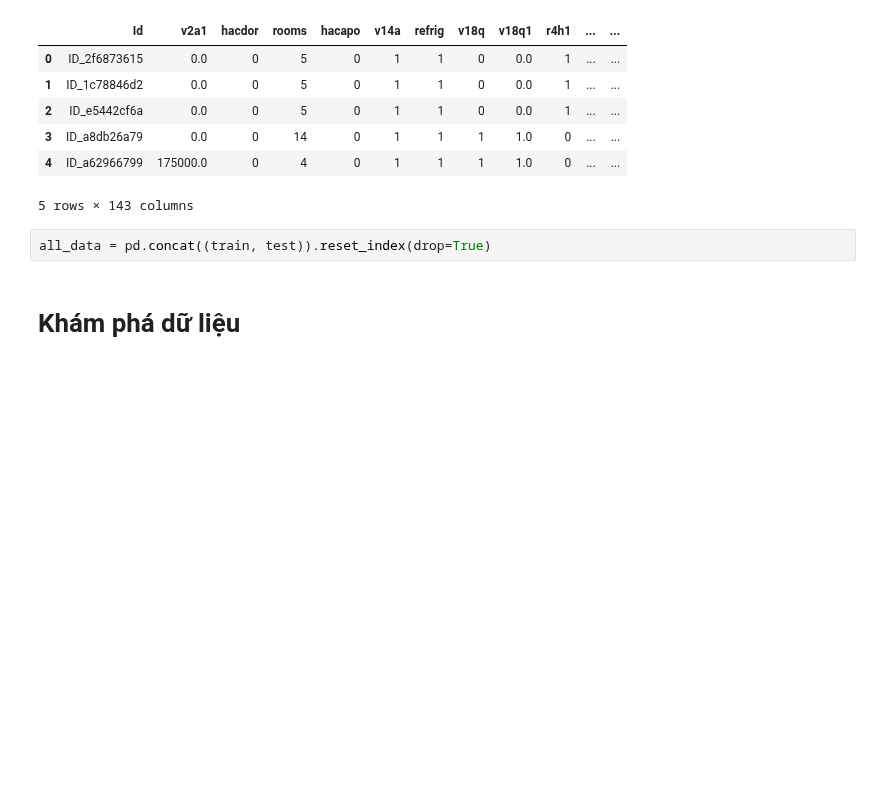
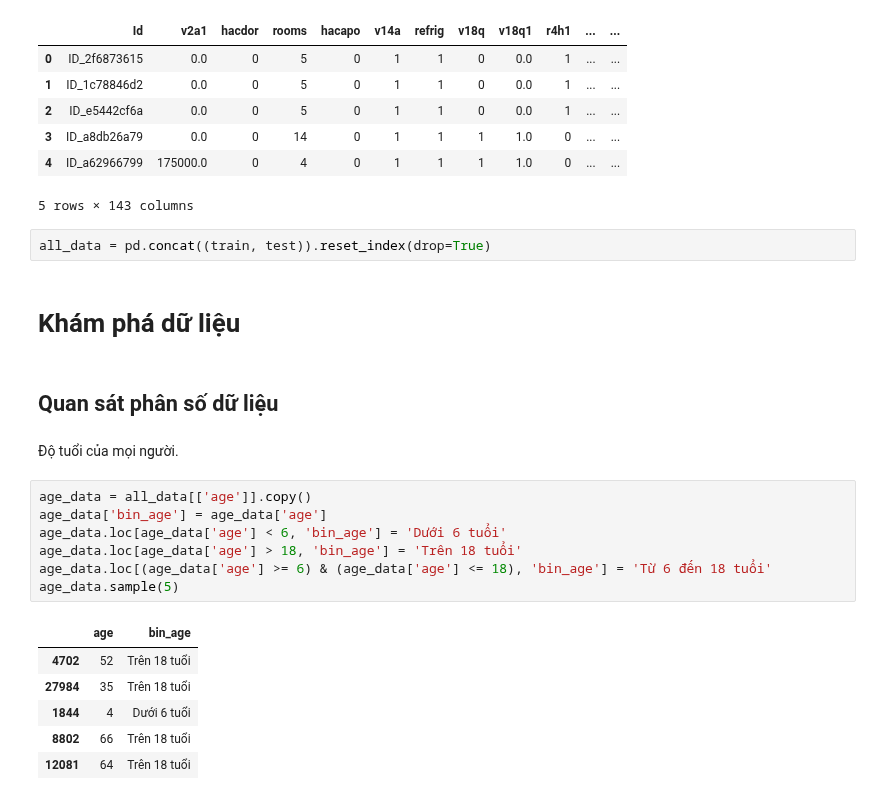
Before and after one commit to iam-Dylan/costa-rican-household, a Jupyter notebook: source/eda_DK.ipynb, the cells around one changed output. Drawn from its saved outputs; the diff is of its cells as text; blank space fills up the shorter version.

```diff
--- a/source/eda_DK.ipynb
+++ b/source/eda_DK.ipynb
@@ -43,3 +43,21 @@ test.head()
 all_data = pd.concat((train, test)).reset_index(drop=True)
 # %% [markdown]
 # Khám phá dữ liệu
+# %% [markdown]
+## Quan sát phân số dữ liệu
+# %% [markdown]
+Độ tuổi của mọi người.
+# %%
+age_data = all_data[['age']].copy()
+age_data['bin_age'] = age_data['age']
+age_data.loc[age_data['age'] < 6, 'bin_age'] = 'Dưới 6 tuổi'
+age_data.loc[age_data['age'] > 18, 'bin_age'] = 'Trên 18 tuổi'
+age_data.loc[(age_data['age'] >= 6) & (age_data['age'] <= 18), 'bin_age'] = 'Từ 6 đến 18 tuổi'
+age_data.sample(5)
+# %% [output]
+|  | age | bin_age |
+| 4702 | 52 | Trên 18 tuổi |
+| 27984 | 35 | Trên 18 tuổi |
+| 1844 | 4 | Dưới 6 tuổi |
+| 8802 | 66 | Trên 18 tuổi |
+| 12081 | 64 | Trên 18 tuổi |
```
Also changed, not shown: parts of 1 cell of this notebook.
